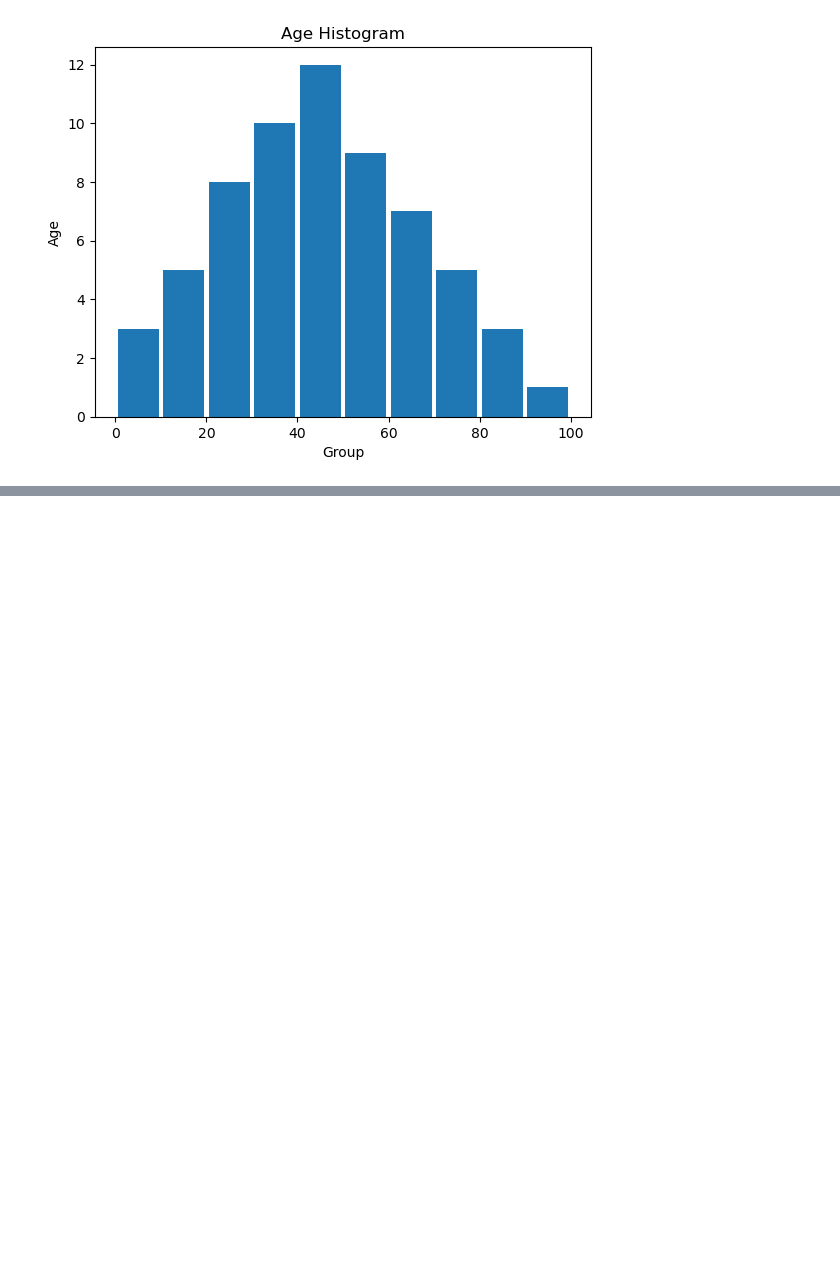
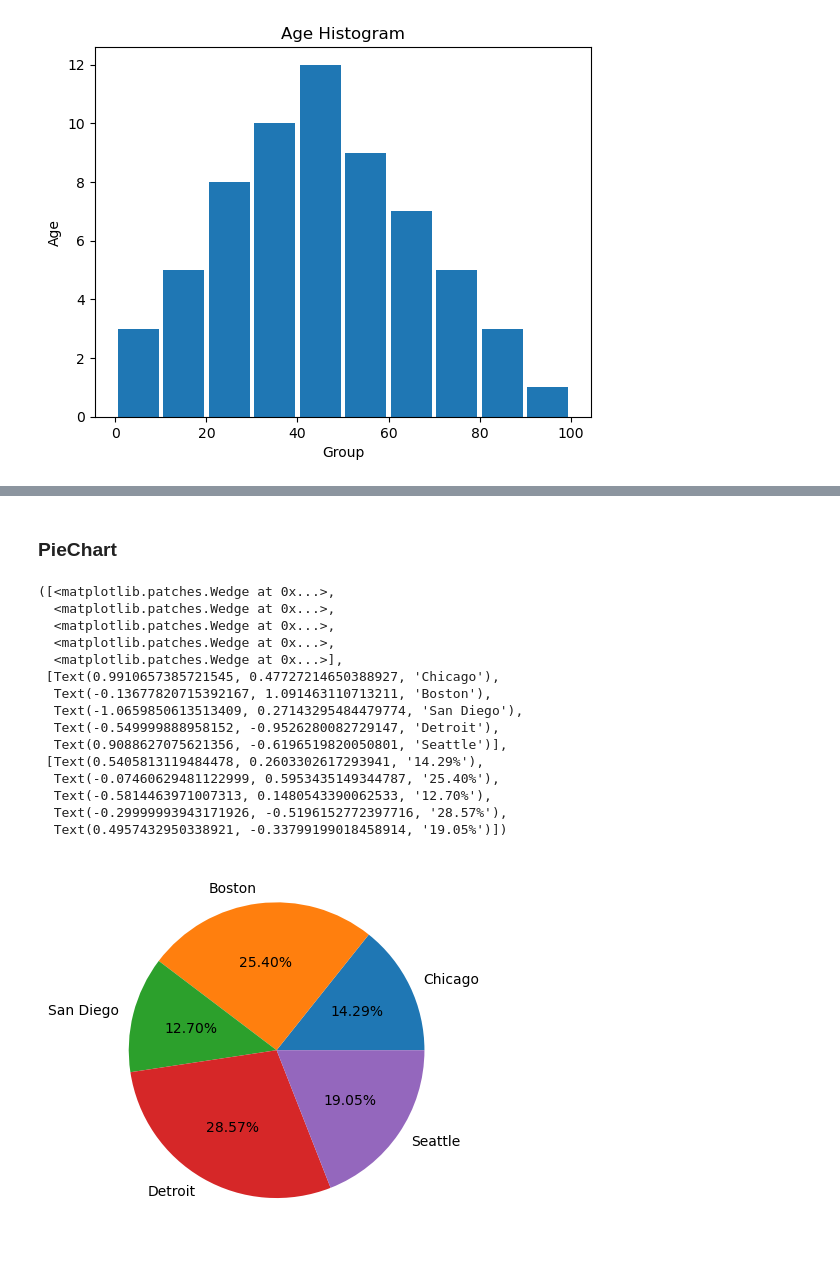
Before and after one commit to vishaltechevangelist/cds_and_ml, a Jupyter notebook: notebooks/data-visualization.ipynb, the cells around one changed output, grey strips where cells are left out. Saved outputs shown, nothing was run; the diff lists cells and outputs as text; code cells hidden in the pictures; blank space fills up the shorter version.

```diff
--- a/notebooks/data-visualization.ipynb
+++ b/notebooks/data-visualization.ipynb
@@ -59,0 +82,36 @@ plt.hist(age_list, bins, rwidth=0.9)
+# %% [markdown]
+### PieChart
+# %%
+with open('../data/agedata2.csv', 'r') as file:
+    agefile = file.readlines()
+
+age_list = []
+city_count_dictionary = {}
+for records in agefile:
+    age, city = records.split(',')
+    age_list.append(int(age))
+    city = city.rstrip('\n')
+    if city in city_count_dictionary.keys():
+        city_count_dictionary[city] += 1
+    else:
+        city_count_dictionary.update({city:1})
+
+plt.pie(x=list(city_count_dictionary.values()),
+        labels=list(city_count_dictionary.keys()), autopct='%.2f%%')
+# %% [output]
+([<matplotlib.patches.Wedge at 0x...>,
+  <matplotlib.patches.Wedge at 0x...>,
+  <matplotlib.patches.Wedge at 0x...>,
+  <matplotlib.patches.Wedge at 0x...>,
+  <matplotlib.patches.Wedge at 0x...>],
+ [Text(0.9910657385721545, 0.47727214650388927, 'Chicago'),
+  Text(-0.13677820715392167, 1.091463110713211, 'Boston'),
+  Text(-1.0659850613513409, 0.27143295484479774, 'San Diego'),
+  Text(-0.549999888958152, -0.9526280082729147, 'Detroit'),
+  Text(0.9088627075621356, -0.6196519820050801, 'Seattle')],
+ [Text(0.5405813119484478, 0.2603302617293941, '14.29%'),
+  Text(-0.07460629481122999, 0.5953435149344787, '25.40%'),
+  Text(-0.5814463971007313, 0.1480543390062533, '12.70%'),
+  Text(-0.29999993943171926, -0.5196152772397716, '28.57%'),
+  Text(0.4957432950338921, -0.33799199018458914, '19.05%')])
+[figure, added]
```
Also changed, not shown: parts of 13 cells of this notebook, 3 other files.
